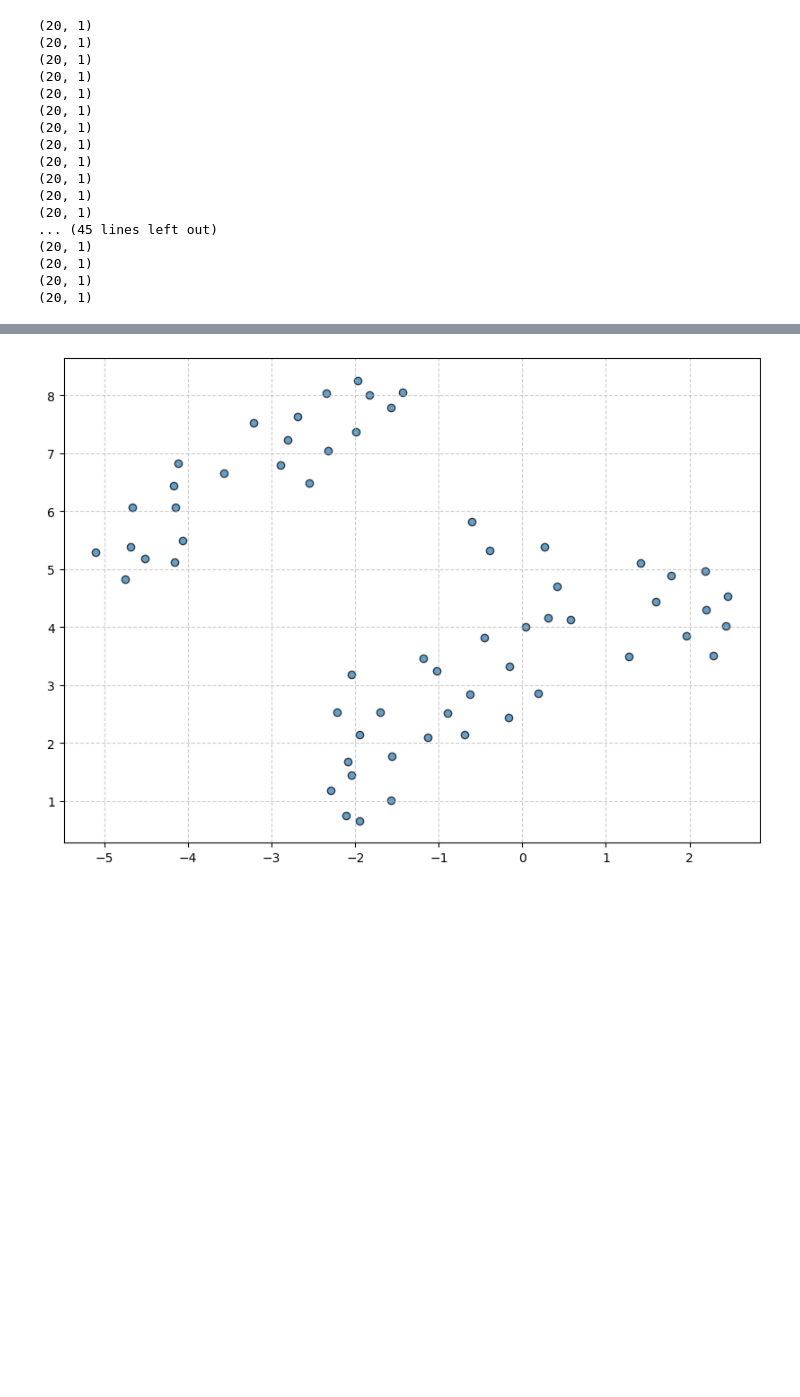
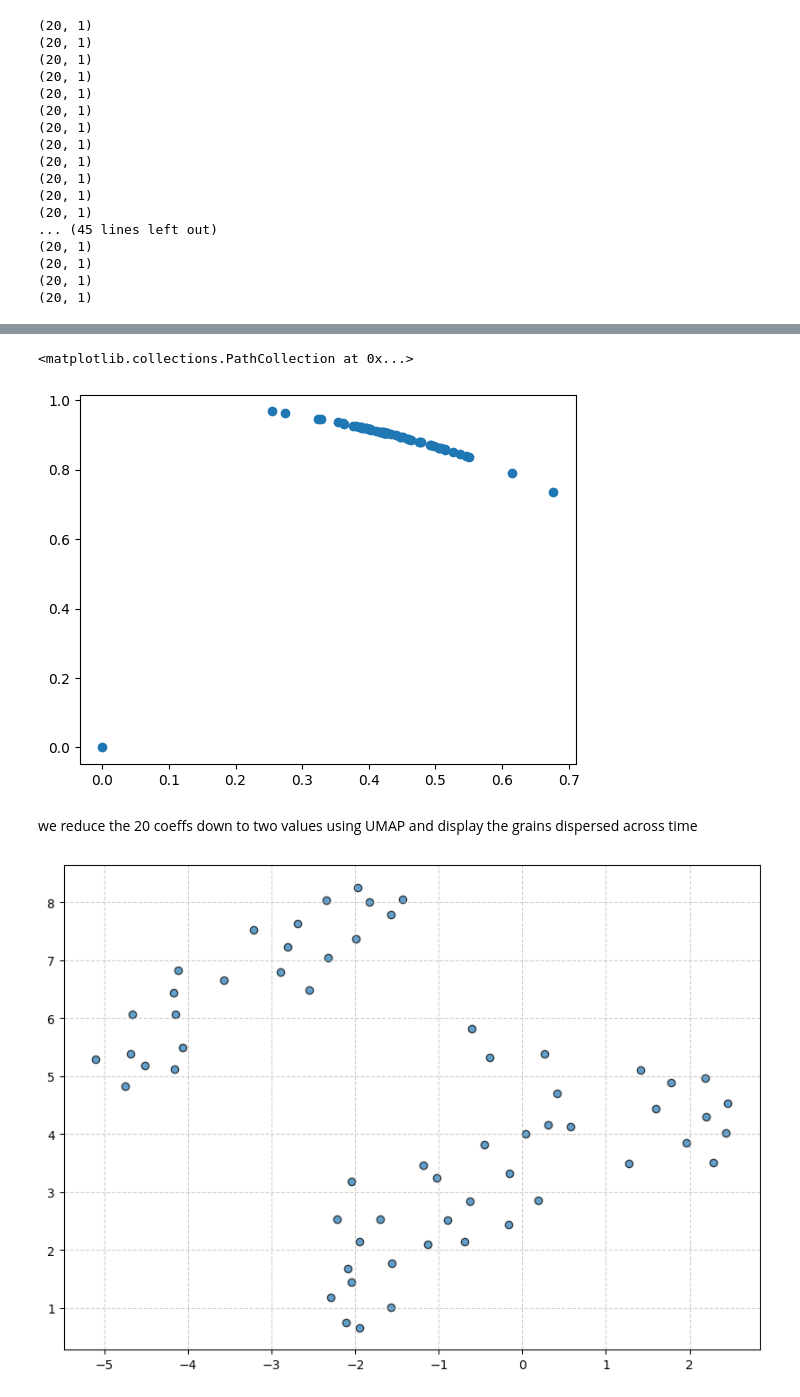
Before and after one commit to HippolyteLC/fieldmusic, a Jupyter notebook: granular_synthesis.ipynb, the cells around one changed output, grey strips where cells are left out. Drawn from its saved outputs; the diff is of its cells as text; code cells hidden in the pictures; blank space fills up the shorter version.

```diff
--- a/granular_synthesis.ipynb
+++ b/granular_synthesis.ipynb
@@ -172,0 +180,9 @@ for mfcc in grains_mfccs:
+# %%
+descriptors = []
+for grain in grains:
+    s, e = grain
+    data = audio_mono[s:e]
+    spectral_centroid = librosa.feature.spectral_centroid(y=data, sr=sr)
+    spectroll_rolloff = librosa.feature.spectral_rolloff(y=data, sr=sr)
+    descr = float(spectral_centroid), float(spectroll_rolloff)
+    descriptors.append(descr)
@@ -172,0 +191,4 @@ for mfcc in grains_mfccs:
+# %%
+arr = np.array(descriptors)
+arr_norm = normalize(arr, norm="l2")
+arr, arr_norm
@@ -173,2 +213,9 @@ for mfcc in grains_mfccs:
+# %%
+plt.scatter(arr_norm[:, 0], arr_norm[:, 1])
+# %% [output]
+<matplotlib.collections.PathCollection at 0x...>
+[figure, added]
+# %% [markdown]
+we reduce the 20 coeffs down to two values using UMAP and display the grains dispersed across time
 # %%
 import umap
```
Also changed, not shown: parts of 8 cells of this notebook.
